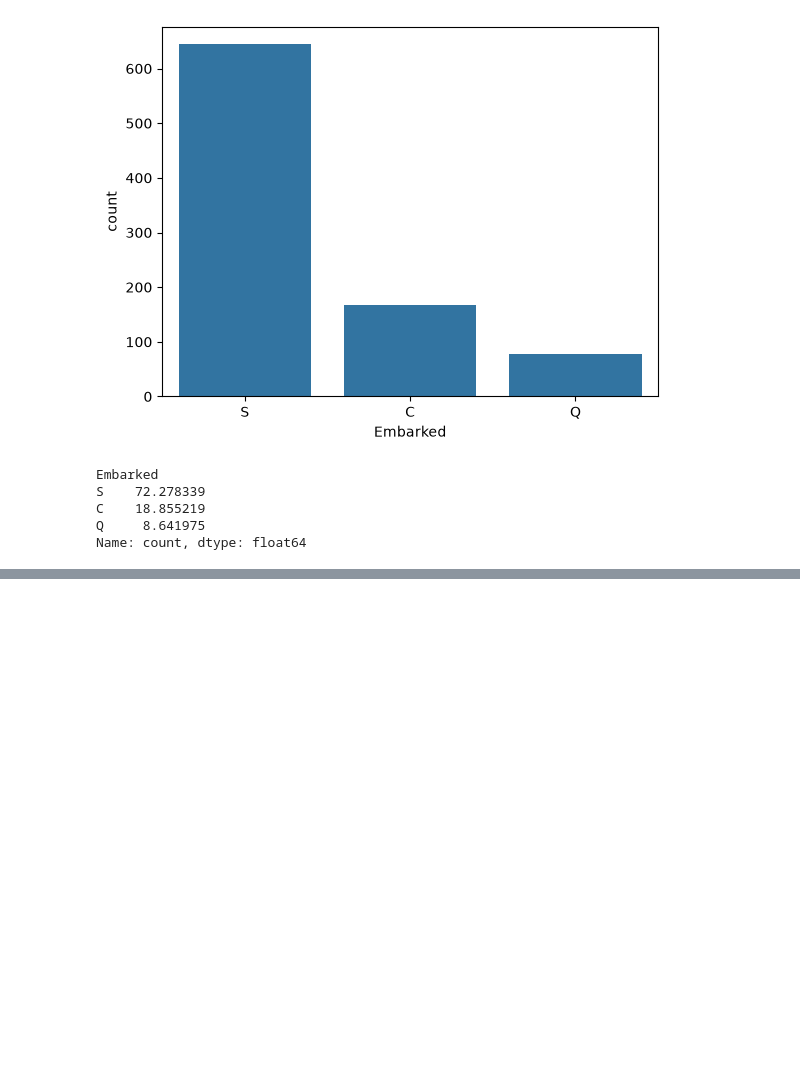
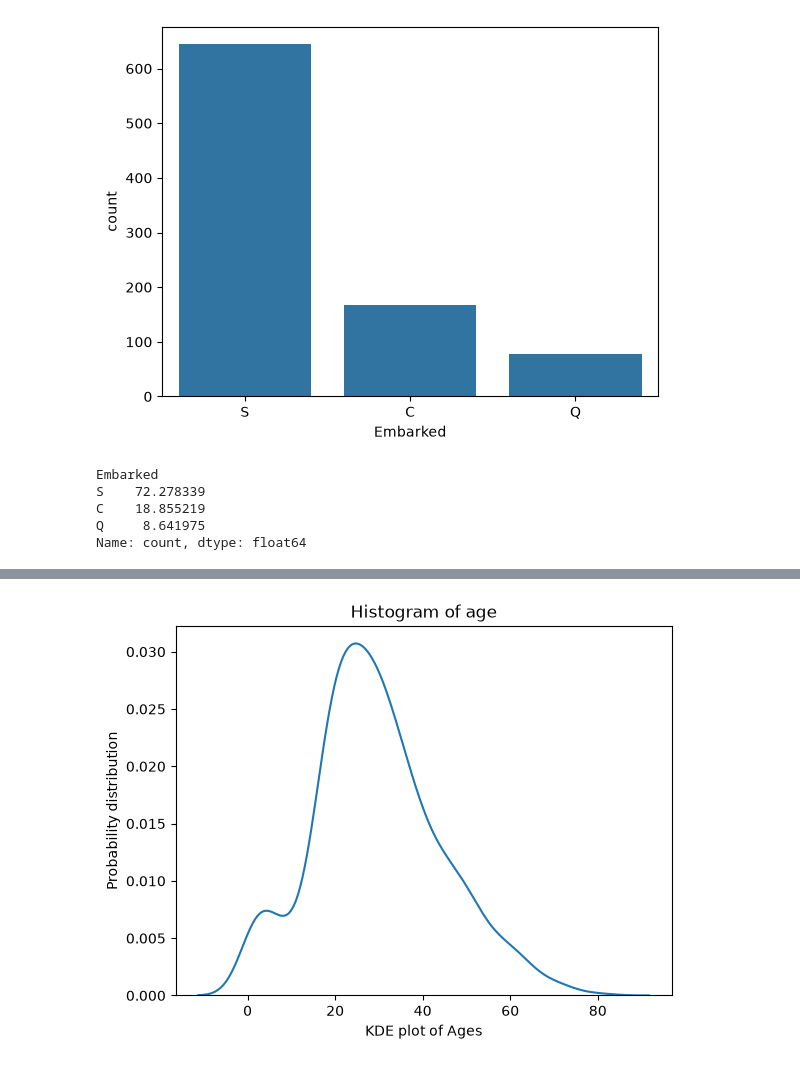
Before and after one commit to SamiulIslam007/phitron-machine-learning-practice, a Jupyter notebook: EDA_practice_on_titanic_data.ipynb, the cells around one changed output, grey strips where cells are left out. Cells and saved outputs as stored; diff of their text form; code cells hidden in the pictures; blank space fills up the shorter version.

```diff
--- a/EDA_practice_on_titanic_data.ipynb
+++ b/EDA_practice_on_titanic_data.ipynb
@@ -163,0 +175,9 @@ Name: count, dtype: float64
+# %%
+sns.kdeplot(df['Age'])
+
+plt.title('Histogram of age')
+plt.xlabel('KDE plot of Ages')
+plt.ylabel('Probability distribution')
+plt.show()
+# %% [output]
+[figure, added]
```
Also changed, not shown: parts of 2 cells of this notebook.
